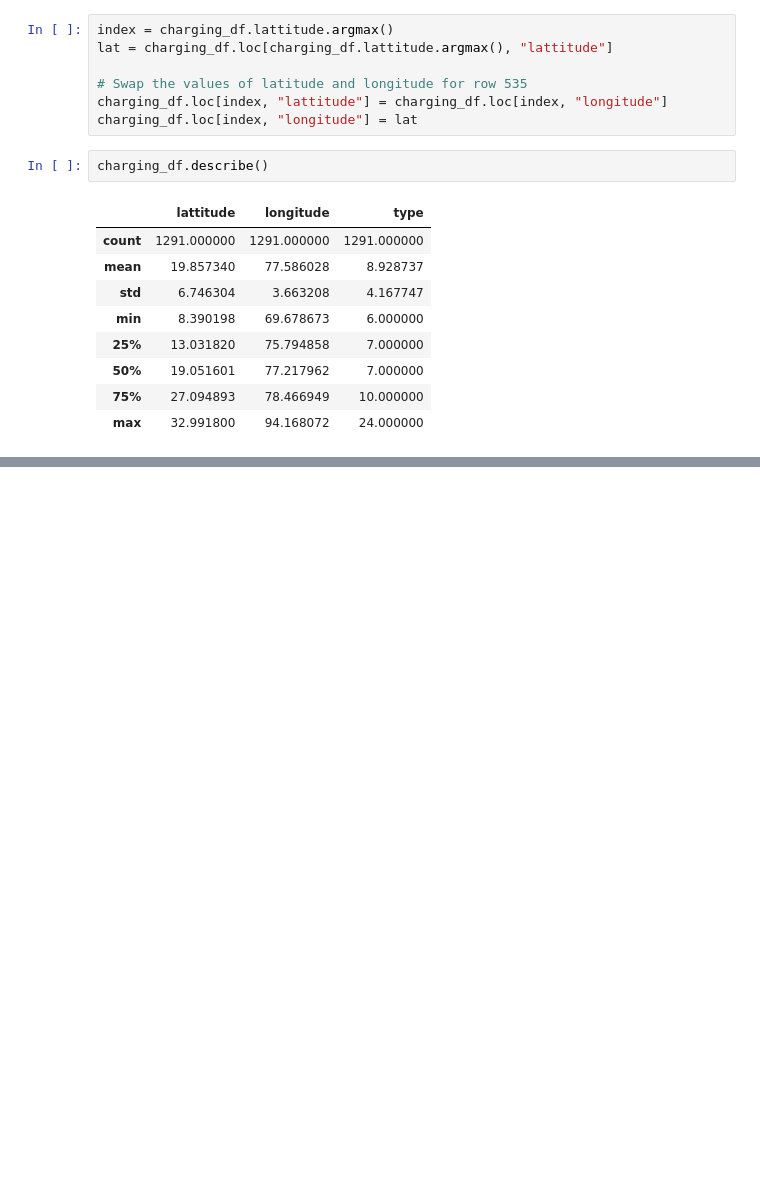
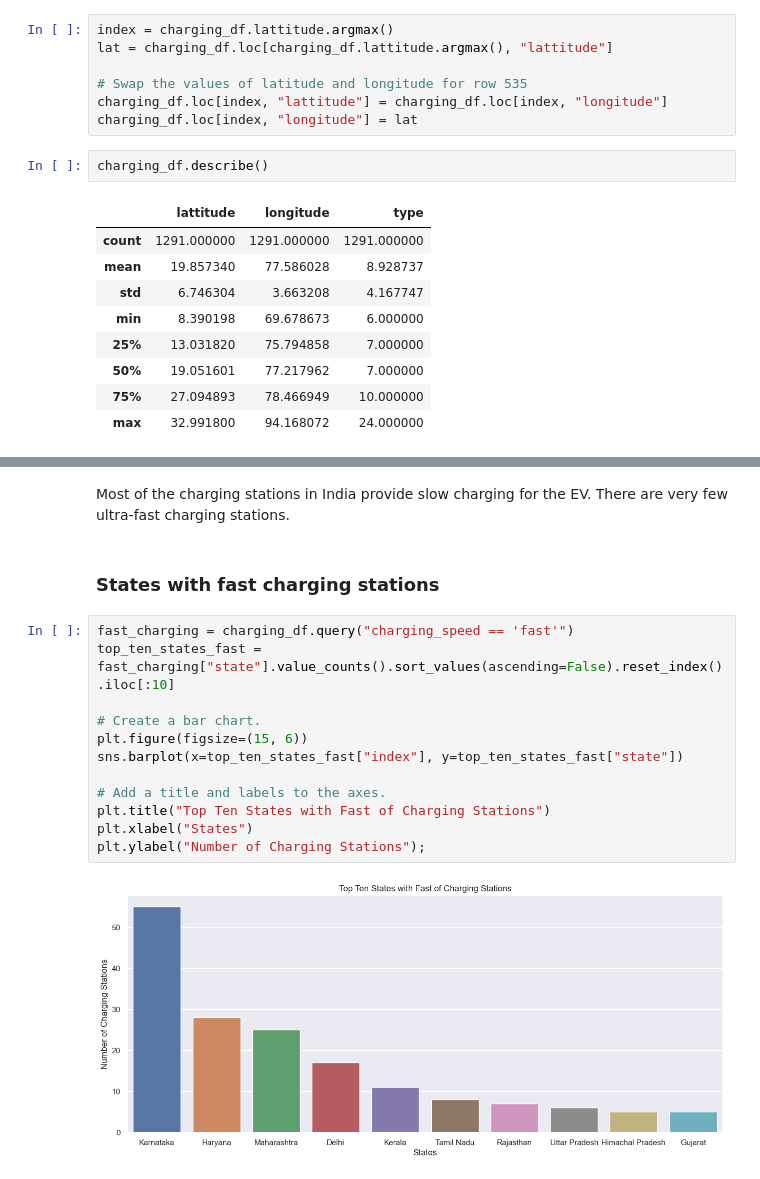
Before and after one commit to KratikMehta/EV-Market-Segmentation-in-India, a Jupyter notebook: Market_Segmentation.ipynb, the cells around one changed output, grey strips where cells are left out. Drawn from its saved outputs; the diff is of its cells as text; blank space fills up the shorter version.

```diff
--- a/Market_Segmentation.ipynb
+++ b/Market_Segmentation.ipynb
@@ -107,0 +210,18 @@ charging_df.head()
+# %% [markdown]
+Most of the charging stations in India provide slow charging for the EV. There are very few ultra-fast charging stations.
+# %% [markdown]
+### States with fast charging stations
+# %%
+fast_charging = charging_df.query("charging_speed == 'fast'")
+top_ten_states_fast = fast_charging["state"].value_counts().sort_values(ascending=False).reset_index().iloc[:10]
+
+# Create a bar chart.
+plt.figure(figsize=(15, 6))
+sns.barplot(x=top_ten_states_fast["index"], y=top_ten_states_fast["state"])
+
+# Add a title and labels to the axes.
+plt.title("Top Ten States with Fast of Charging Stations")
+plt.xlabel("States")
+plt.ylabel("Number of Charging Stations");
+# %% [output]
+[figure, added]
```
Also changed, not shown: parts of 34 cells of this notebook, 2 other files.
